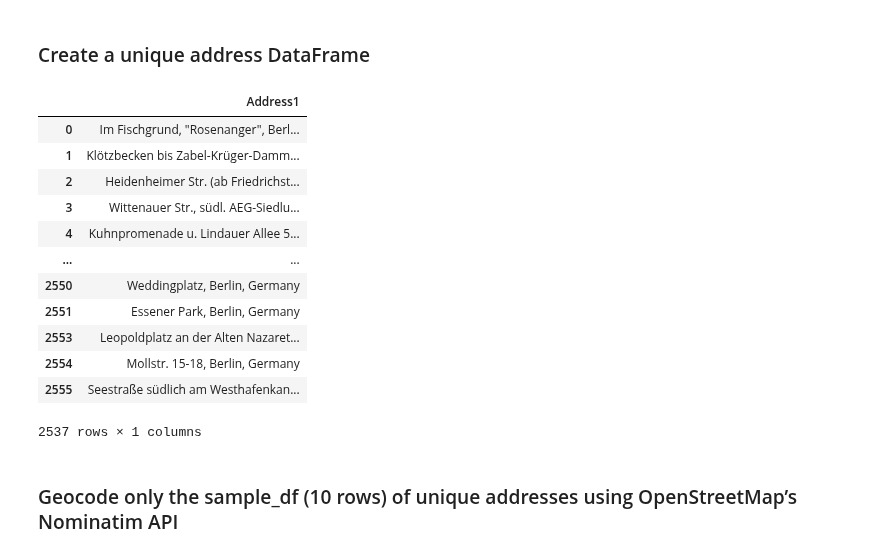
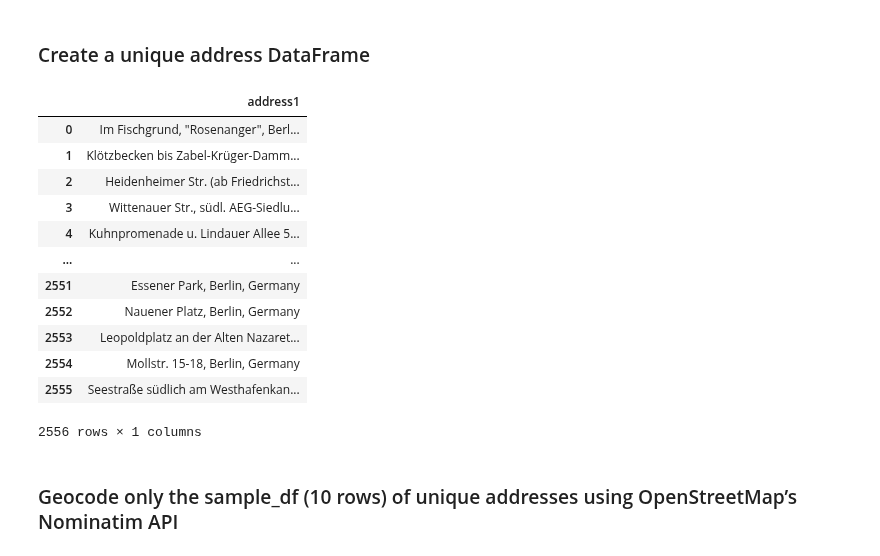
Before and after one commit to webeet-io/layered-populate-data-pool-da, a Jupyter notebook: recreational_zones/scripts/data_transformation_public_parks.ipynb, the cells around one changed output. Drawn from its saved outputs; the diff is of its cells as text; code cells hidden in the pictures.

```diff
--- a/recreational_zones/scripts/data_transformation_public_parks.ipynb
+++ b/recreational_zones/scripts/data_transformation_public_parks.ipynb
@@ -14,7 +14,7 @@ import warnings
 warnings.filterwarnings("ignore")
 # %%
 # Load your CSV
-df = pd.read_csv("/Users/dianaterraza/Desktop/webeet.io/layered-populate-data-pool-da/recreational_zones/sources/public_parks.csv", sep=';')
+df = pd.read_csv("../sources/public_parks.csv", sep=';')
 # %%
 df.head()
 # %% [output]
@@ -178,10 +181,8 @@ dtype: int64
 # %% [markdown]
 * Fill missing values (imputation) For numeric columns:
 # %%
-df["Size sqm"] = df["Size sqm"].fillna(df["Size sqm"].median())
-df["Year Built"] = df["Year Built"].fillna(df["Year Built"].median())
-df["Planning Area Number"] = df["Planning Area Number"].fillna(df["Planning Area Number"].median())
-df["Last Renovation Year"] = df["Last Renovation Year"].fillna(0)  # or use median if applicable
+df["size_sqm"] = df["size_sqm"].fillna(df["size_sqm"].median())
+df["planning_area_number"] = df["planning_area_number"].fillna(df["planning_area_number"].median())
 # %%
 df.isna().sum()
 # %% [output]
@@ -203,8 +220,8 @@ dtype: int64
 # %% [markdown]
 ### Create Address1 Column with Green Space Name
 # %%
-df['Address1'] = (
-    df['Green Space Name'].astype(str) + ", Berlin, Germany" #change the datatype before apply the geocoding
+df['address1'] = (
+    df['green_space_name'].astype(str) + ", Berlin, Germany" #change the datatype before apply the geocoding
 )
 
 df.head()
@@ -225,0 +291,7 @@ Found 19 duplicate addresses.
+# %%
+df_cleaned = df.drop_duplicates(subset=[
+    "green_space_name",
+    "neighborhood",
+    "locality",
+    "object_number"
+])
@@ -226,22 +307,22 @@ Found 19 duplicate addresses.
 # %% [markdown]
 ### Create a unique address DataFrame
 # %%
-unique_addresses = df[['Address1']].drop_duplicates().copy()
+unique_addresses = df_cleaned[['address1']].copy()
 unique_addresses
 # %% [output]
-|  | Address1 |
+|  | address1 |
 | 0 | Im Fischgrund, "Rosenanger", Berl... |
 | 1 | Klötzbecken bis Zabel-Krüger-Damm... |
 | 2 | Heidenheimer Str. (ab Friedrichst... |
 | 3 | Wittenauer Str., südl. AEG-Siedlu... |
 | 4 | Kuhnpromenade u. Lindauer Allee 5... |
 | ... | ... |
-| 2550 | Weddingplatz, Berlin, Germany |
 | 2551 | Essener Park, Berlin, Germany |
+| 2552 | Nauener Platz, Berlin, Germany |
 | 2553 | Leopoldplatz an der Alten Nazaret... |
 | 2554 | Mollstr. 15-18, Berlin, Germany |
 | 2555 | Seestraße südlich am Westhafenkan... |
-2537 rows × 1 columns
+2556 rows × 1 columns
 # %% [markdown]
 ### Geocode only the sample_df (10 rows) of unique addresses using OpenStreetMap’s Nominatim API
 # %%
```
Also changed, not shown: parts of 43 cells of this notebook, 4 other files.
